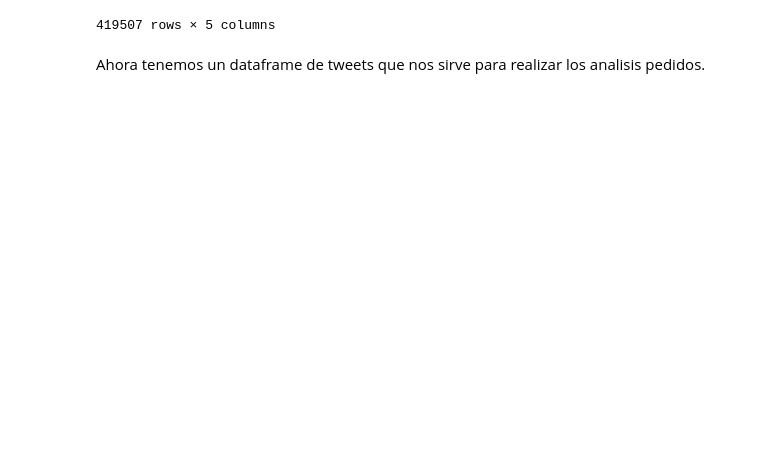
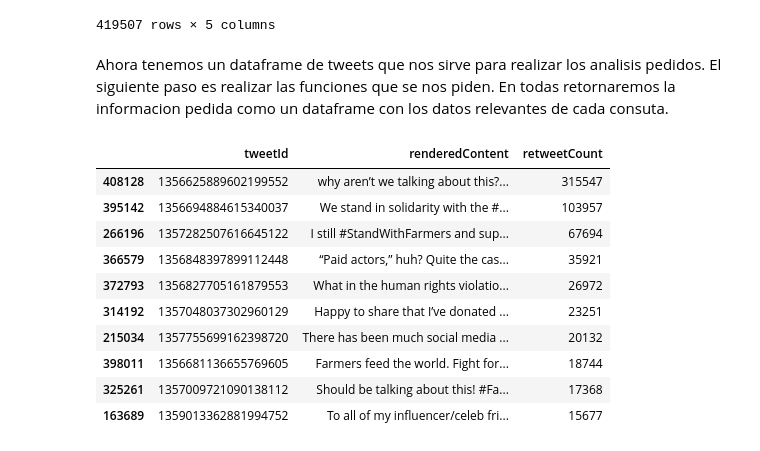
Before and after one commit to vchauriye/Diagnostico, a Jupyter notebook: twitter.ipynb, the cells around one changed output. Cells and saved outputs as stored; diff of their text form; code cells hidden in the pictures; blank space fills up the shorter version.

Commit message:
funciones listas, falta solo implementar top 10 hashtags

```diff
--- a/twitter.ipynb
+++ b/twitter.ipynb
@@ -86,4 +86,23 @@ tweets
 | 419506 | 1356029524216057858 | Manjind22050118 | 2021-02-01 | This is the award government is g... | 1 |
 419507 rows × 5 columns
 # %% [markdown]
-Ahora tenemos un dataframe de tweets que nos sirve para realizar los analisis pedidos.
+Ahora tenemos un dataframe de tweets que nos sirve para realizar los analisis pedidos. El siguiente paso es realizar las funciones que se nos piden. En todas retornaremos la informacion pedida como un dataframe con los datos relevantes de cada consuta.
+# %%
+def top_retweet():
+    sorted_df = tweets.sort_values(by=['retweetCount'], ascending=False)
+    cols = [ 'tweetId', 'renderedContent', 'retweetCount']
+    top_retweets = sorted_df[cols][:10]
+    return top_retweets
+top_retweet()
+# %% [output]
+|  | tweetId | renderedContent | retweetCount |
+| 408128 | 1356625889602199552 | why aren’t we talking about this?... | 315547 |
+| 395142 | 1356694884615340037 | We stand in solidarity with the #... | 103957 |
+| 266196 | 1357282507616645122 | I still #StandWithFarmers and sup... | 67694 |
+| 366579 | 1356848397899112448 | “Paid actors,” huh? Quite the cas... | 35921 |
+| 372793 | 1356827705161879553 | What in the human rights violatio... | 26972 |
+| 314192 | 1357048037302960129 | Happy to share that I’ve donated ... | 23251 |
+| 215034 | 1357755699162398720 | There has been much social media ... | 20132 |
+| 398011 | 1356681136655769605 | Farmers feed the world. Fight for... | 18744 |
+| 325261 | 1357009721090138112 | Should be talking about this! #Fa... | 17368 |
+| 163689 | 1359013362881994752 | To all of my influencer/celeb fri... | 15677 |
```
Also changed, not shown: parts of 3 cells of this notebook.
